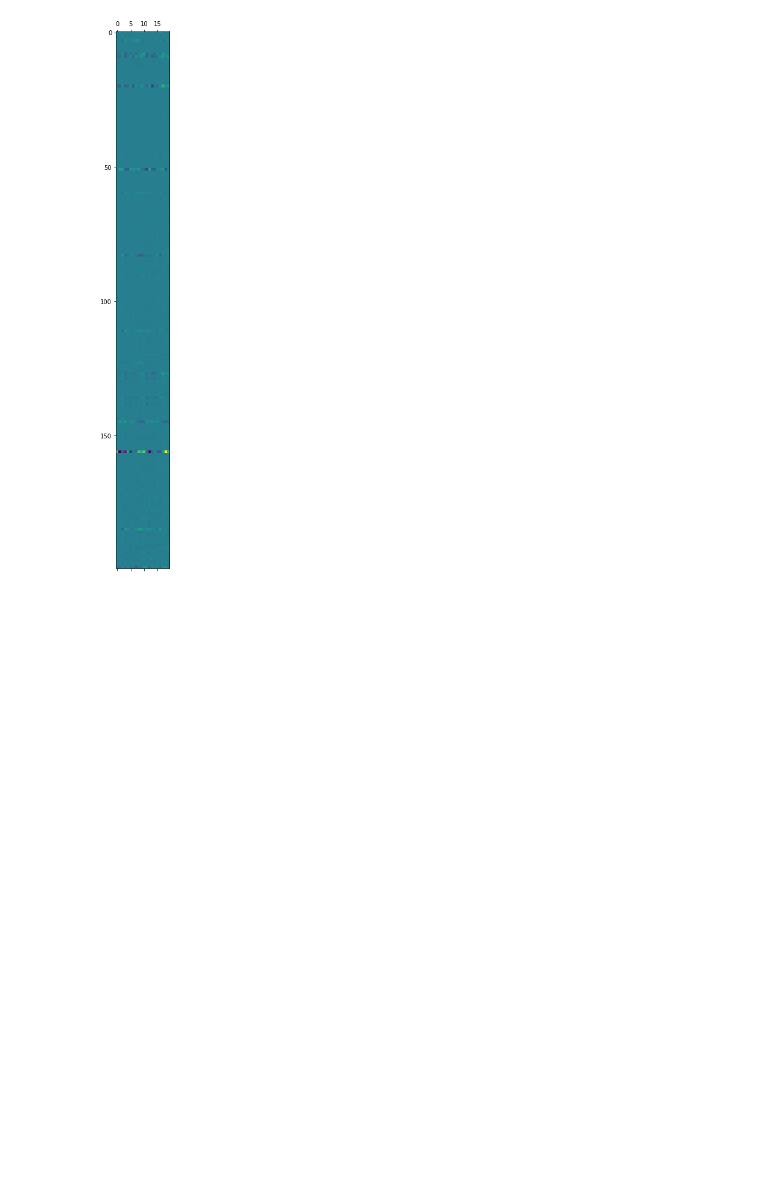
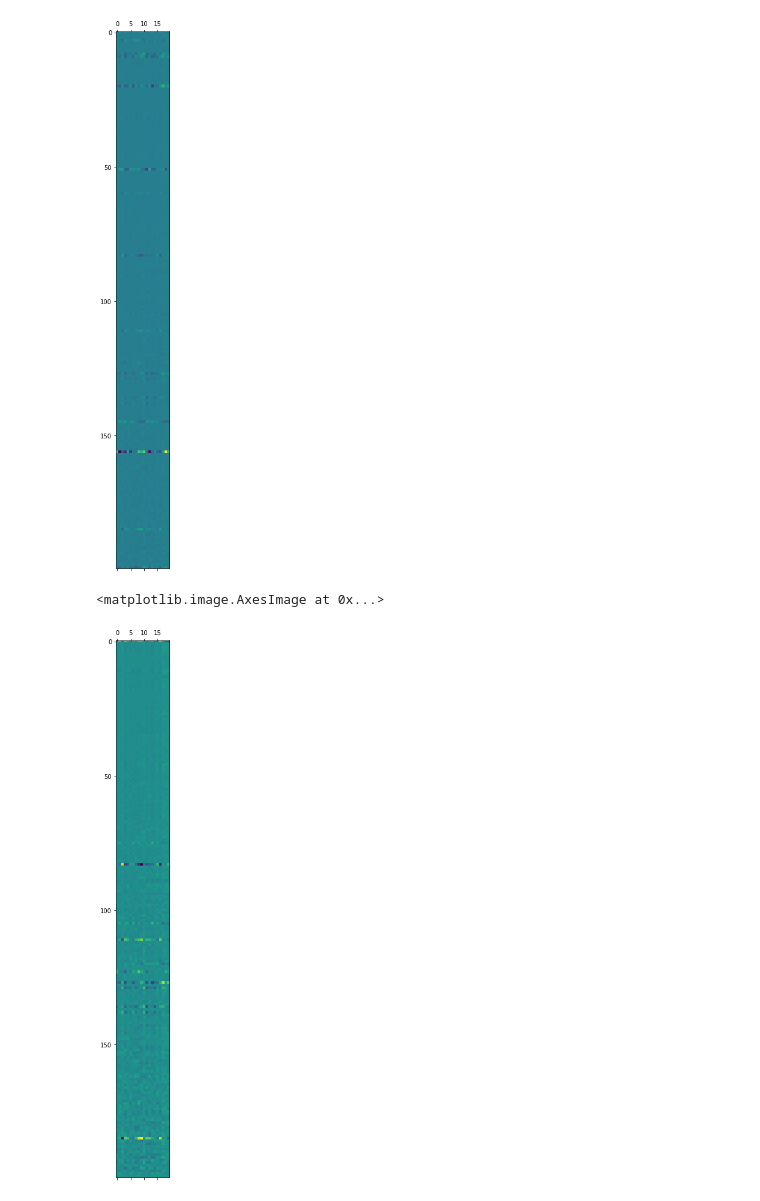
Before and after one commit to ludakas/EdInteligence_human_or_machine, a Jupyter notebook: first.ipynb, the cells around one changed output. Drawn from its saved outputs; the diff is of its cells as text; code cells hidden in the pictures; blank space fills up the shorter version.

```diff
--- a/first.ipynb
+++ b/first.ipynb
@@ -72,3 +101,8 @@ plt.matshow(np.asarray(model.docvecs)[0:200, 0:20])
 # %% [output]
 <matplotlib.image.AxesImage at 0x...>
 [figure]
+# %%
+plt.matshow(np.asarray(model.docvecs)[0:200, 0:20]) # better result with one epoch ... ufuckingwotm8
+# %% [output]
+<matplotlib.image.AxesImage at 0x...>
+[figure, added]
```
Also changed, not shown: parts of 5 cells of this notebook, 1 other file.
